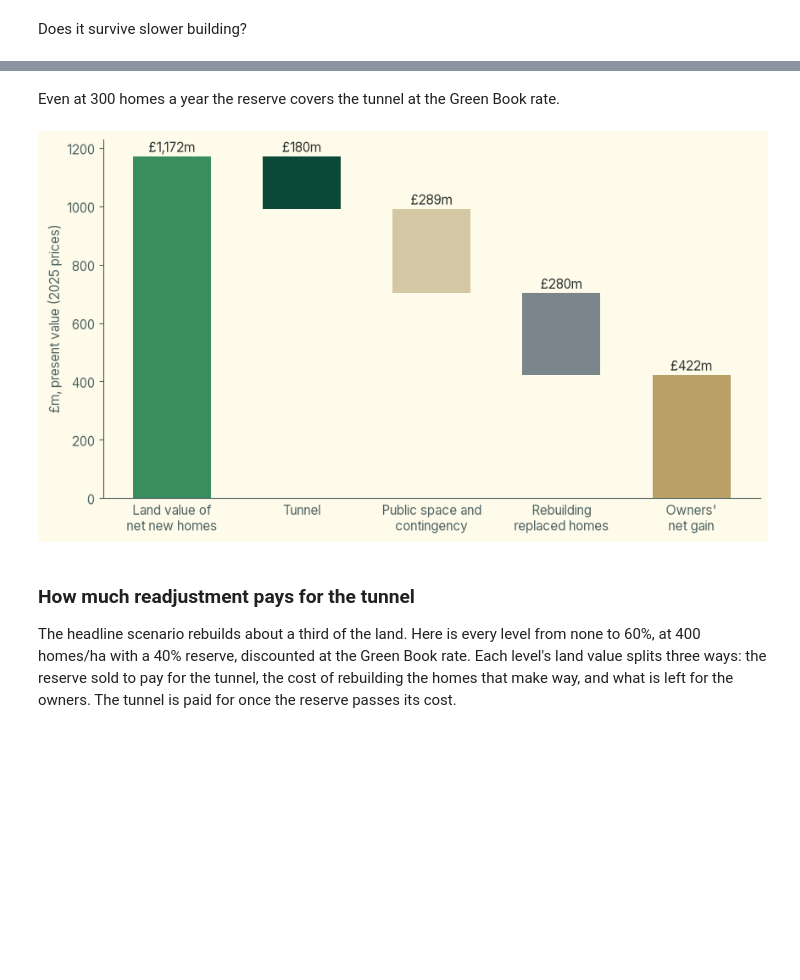
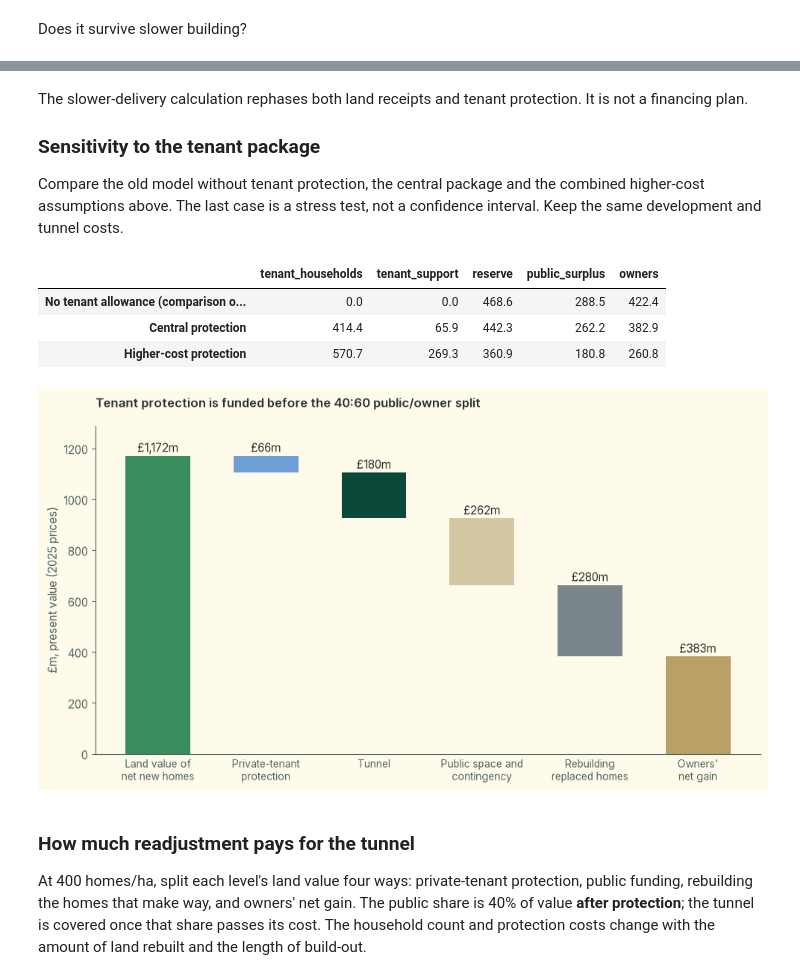
Before and after one commit to HenryDashwood/rotherhithe-to-canary-wharf-tunnel, a Jupyter notebook: nbs/06_viability.ipynb, the cells around one changed output, grey strips where cells are left out. Saved outputs shown, nothing was run; the diff lists cells and outputs as text; code cells hidden in the pictures; blank space fills up the shorter version.

```diff
--- a/nbs/06_viability.ipynb
+++ b/nbs/06_viability.ipynb
@@ -246,17 +448,26 @@ Our headline: 35% rebuilt at 400 homes/ha, with a 40% reserve, at the Green Book
 # %%
 RATE = "3.5% (Green Book)"
 h = central.query("share == 0.35 and target == 400 and reserve_share == 0.4").iloc[0]
-pv = {k: h[f"{k} PV {RATE}"] for k in ("land", "reserve", "rebuild", "owners")}
+pv = {k: h[f"{k} PV {RATE}"] for k in MONEY_KEYS}
 tunnel = pv_cost[RATE]["central"]
 print(f"{h.new:,.0f} new homes, {h.replaced:,.0f} replaced, over {h.years:.0f} years")
-pd.Series({
-    "land value of the new homes": pv["land"],
-    "reserve sold": pv["reserve"],
-    "  pays for the tunnel": tunnel,
-    "  left for public space and contingency": pv["reserve"] - tunnel,
-    "kept by owners": pv["land"] - pv["reserve"],
-    "  rebuilding replaced homes": pv["rebuild"],
-    "  owners' net gain": pv["owners"],
-}).round(0).to_frame("£m today")  # fmt: skip
+print(f"{h.tenant_households:,.0f} affected private-renter households")
+pd.Series(
+    {
+        "land value of the new homes": pv["land"],
+        "tenant protection (including contingency)": pv["tenant_support"],
+        "  moves, advice and support": pv["tenant_moves"],
+        "  temporary rent top-ups": pv["tenant_temporary"],
+        "  capital for ongoing rent support": pv["tenant_rent"],
+        "  protection contingency": pv["tenant_contingency"],
+        "value remaining to split": pv["distributable"],
+        "public funding (40% of remaining value)": pv["reserve"],
+        "  pays for the tunnel": tunnel,
+        "  left for public space and contingency": pv["reserve"] - tunnel,
+        "kept by owners before rebuilding": pv["distributable"] - pv["reserve"],
+        "  rebuilding replaced homes": pv["rebuild"],
+        "  owners' net gain": pv["owners"],
+    }
+).round(1).to_frame("£m today")
 # %% [output]
 6,149 new homes, 1,141 replaced, over 13 years
@@ -283,28 +509,58 @@ pd.DataFrame({
 # %% [markdown]
-Even at 300 homes a year the reserve covers the tunnel at the Green Book rate.
+The slower-delivery calculation rephases both land receipts and tenant protection. It is not a financing plan.
+
+### Sensitivity to the tenant package
+
+Compare the old model without tenant protection, the central package and the combined higher-cost assumptions
+above. The last case is a stress test, not a confidence interval. Keep the same development and tunnel costs.
+# %%
+support_cases = {
+    "No tenant allowance (comparison only)": (TENANT_CENTRAL, 0),
+    "Central protection": (TENANT_CENTRAL, PRIVATE_SHARE),
+    "Higher-cost protection": (TENANT_HIGH, HIGH_PRIVATE_SHARE),
+}
+sensitivity = pd.DataFrame(
+    {
+        name: appraise(0.35, 400, package=package, private_share=share)
+        for name, (package, share) in support_cases.items()
+    }
+).T
+for k in MONEY_KEYS:
+    sensitivity[k] /= 1e6
+sensitivity["public_surplus"] = sensitivity.reserve - tunnel
+sensitivity.to_csv(DERIVED / "tenant_protection_sensitivity.csv")
+sensitivity[["tenant_households", "tenant_support", "reserve", "public_surplus", "owners"]].round(1)
+# %% [output]
+|  | tenant_households | tenant_support | reserve | public_surplus | owners |
+| No tenant allowance (comparison o... | 0.0 | 0.0 | 468.6 | 288.5 | 422.4 |
+| Central protection | 414.4 | 65.9 | 442.3 | 262.2 | 382.9 |
+| Higher-cost protection | 570.7 | 269.3 | 360.9 | 180.8 | 260.8 |
 # %%
-fig, ax = plt.subplots(figsize=(10, 5.5))
+fig, ax = plt.subplots(figsize=(11.5, 5.7))
 steps = [
     ("Land value of\nnet new homes", 0, pv["land"], COLOURS["green"]),
-    ("Tunnel", pv["land"] - tunnel, tunnel, COLOURS["tunnel"]),
-    ("Public space and\ncontingency", pv["land"] - pv["reserve"], pv["reserve"] - tunnel, COLOURS["rest"]),
+    ("Private-tenant\nprotection", pv["distributable"], pv["tenant_support"], COLOURS["housing"]),
+    ("Tunnel", pv["distributable"] - tunnel, tunnel, COLOURS["tunnel"]),
+    ("Public space and\ncontingency", pv["distributable"] - pv["reserve"], pv["reserve"] - tunnel, COLOURS["rest"]),
     ("Rebuilding\nreplaced homes", pv["owners"], pv["rebuild"], COLOURS["jubilee"]),
     ("Owners'\nnet gain", 0, pv["owners"], COLOURS["other"]),
 ]
 for i, (name, bottom, height, colour) in enumerate(steps):
     ax.bar(i, height, bottom=bottom, color=colour, width=0.6)
     ax.text(i, bottom + height + 15, f"£{height:,.0f}m", ha="center", fontsize=11)
-ax.set_xticks(range(len(steps)), [s[0] for s in steps])
+ax.set_xticks(range(len(steps)), [s[0] for s in steps], fontsize=10)
 ax.tick_params(axis="x", length=0)
 ax.set_ylabel(f"£m, present value ({PRICE_YEAR} prices)")
+ax.set_title("Tenant protection is funded before the 40:60 public/owner split", pad=18)
+ax.set_ylim(0, pv["land"] * 1.1)
 fig.savefig(FIGURES / "value_split.png")
 # %% [output]
-[figure, old version]
+[figure, new version]
 # %% [markdown]
 ### How much readjustment pays for the tunnel
 
-The headline scenario rebuilds about a third of the land. Here is every level from none to 60%, at 400 homes/ha with
-a 40% reserve, discounted at the Green Book rate. Each level's land value splits three ways: the reserve sold to pay
-for the tunnel, the cost of rebuilding the homes that make way, and what is left for the owners. The tunnel is paid
-for once the reserve passes its cost.
+At 400 homes/ha, split each level's land value four ways: private-tenant protection, public funding,
+rebuilding the homes that make way, and owners' net gain. The public share is 40% of value **after protection**;
+the tunnel is covered once that share passes its cost. The household count and protection costs change with
+the amount of land rebuilt and the length of build-out.
 # %%
```
Also changed, not shown: parts of 20 cells of this notebook, 5 other files.
